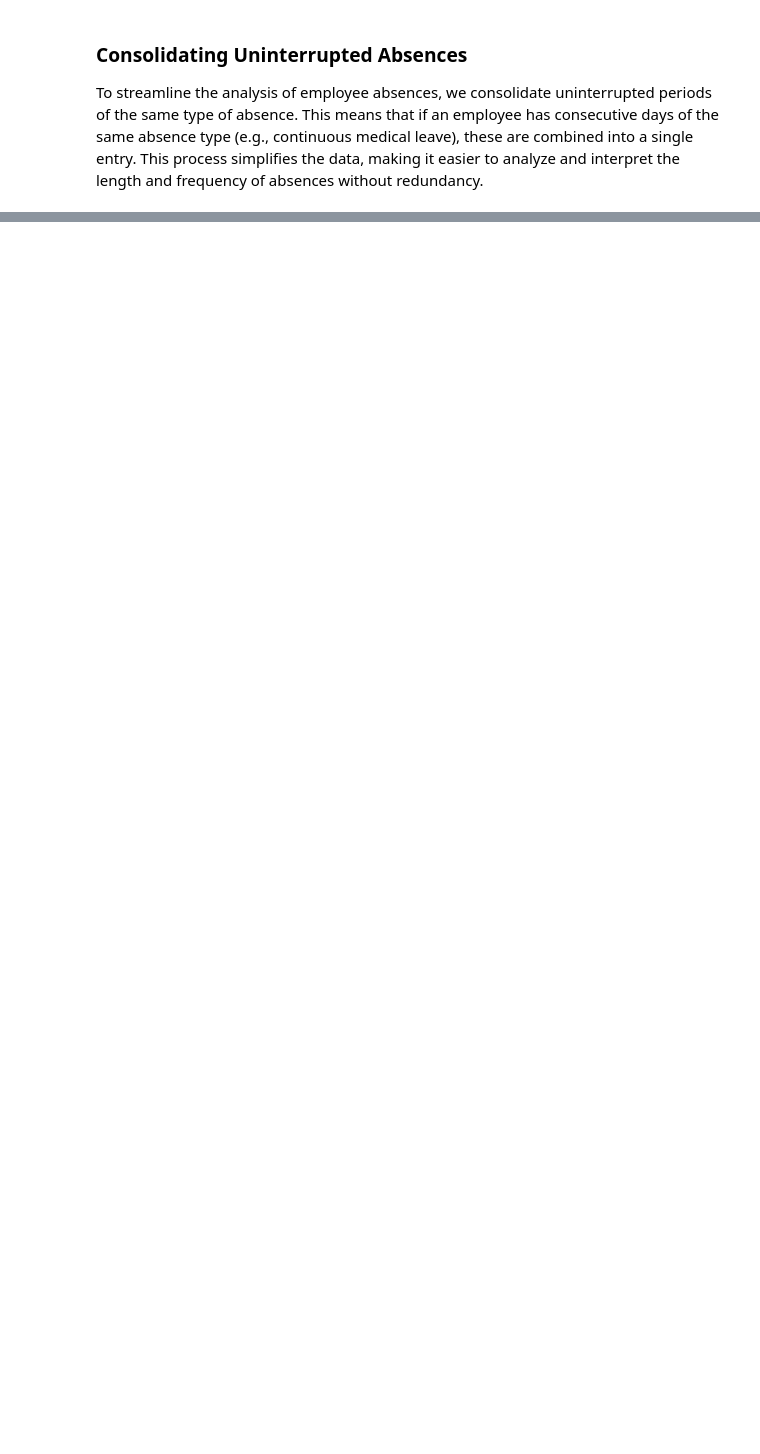
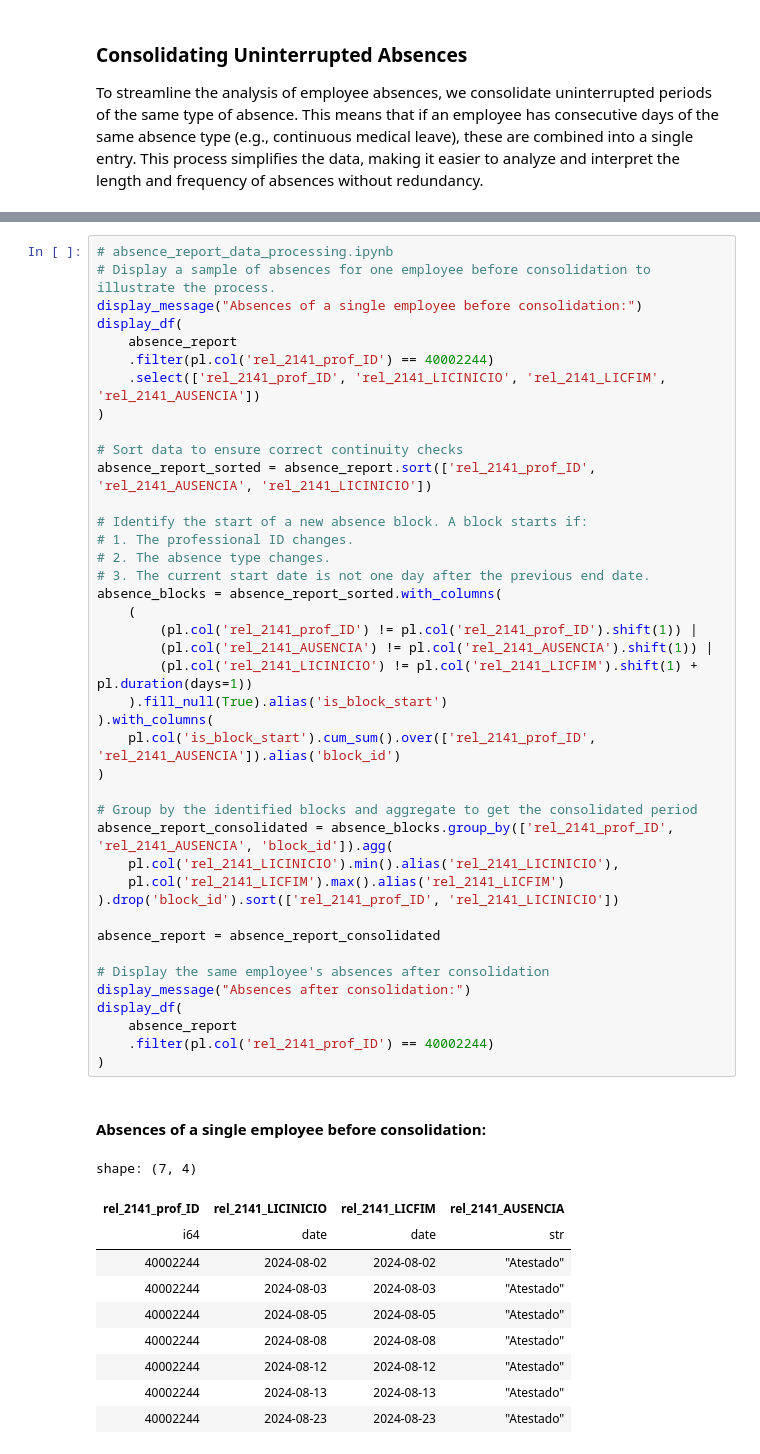
Before and after one commit to smauguixo/contract-management, a Jupyter notebook: absence_report_data_processing.ipynb, the cells around one changed output, grey strips where cells are left out. Cells and saved outputs as stored; diff of their text form; blank space fills up the shorter version.

```diff
--- a/absence_report_data_processing.ipynb
+++ b/absence_report_data_processing.ipynb
@@ -334,0 +357,53 @@ display(absence_report[absence_report['rel_2141_prof_ID'] == 40002244])
+# %%
+# absence_report_data_processing.ipynb
+# Display a sample of absences for one employee before consolidation to illustrate the process.
+display_message("Absences of a single employee before consolidation:")
+display_df(
+    absence_report
+    .filter(pl.col('rel_2141_prof_ID') == 40002244)
+    .select(['rel_2141_prof_ID', 'rel_2141_LICINICIO', 'rel_2141_LICFIM', 'rel_2141_AUSENCIA'])
+)
+
+# Sort data to ensure correct continuity checks
+absence_report_sorted = absence_report.sort(['rel_2141_prof_ID', 'rel_2141_AUSENCIA', 'rel_2141_LICINICIO'])
+
+# Identify the start of a new absence block. A block starts if:
+# 1. The professional ID changes.
+# 2. The absence type changes.
+# 3. The current start date is not one day after the previous end date.
+absence_blocks = absence_report_sorted.with_columns(
+    (
+        (pl.col('rel_2141_prof_ID') != pl.col('rel_2141_prof_ID').shift(1)) |
+        (pl.col('rel_2141_AUSENCIA') != pl.col('rel_2141_AUSENCIA').shift(1)) |
+        (pl.col('rel_2141_LICINICIO') != pl.col('rel_2141_LICFIM').shift(1) + pl.duration(days=1))
+    ).fill_null(True).alias('is_block_start')
+).with_columns(
+    pl.col('is_block_start').cum_sum().over(['rel_2141_prof_ID', 'rel_2141_AUSENCIA']).alias('block_id')
+)
+
+# Group by the identified blocks and aggregate to get the consolidated period
+absence_report_consolidated = absence_blocks.group_by(['rel_2141_prof_ID', 'rel_2141_AUSENCIA', 'block_id']).agg(
+    pl.col('rel_2141_LICINICIO').min().alias('rel_2141_LICINICIO'),
+    pl.col('rel_2141_LICFIM').max().alias('rel_2141_LICFIM')
+).drop('block_id').sort(['rel_2141_prof_ID', 'rel_2141_LICINICIO'])
+
+absence_report = absence_report_consolidated
+
+# Display the same employee's absences after consolidation
+display_message("Absences after consolidation:")
+display_df(
+    absence_report
+    .filter(pl.col('rel_2141_prof_ID') == 40002244)
+)
+# %% [output]
+#### Absences of a single employee before consolidation:
+shape: (7, 4)
+| rel_2141_prof_ID | rel_2141_LICINICIO | rel_2141_LICFIM | rel_2141_AUSENCIA |
+| i64 | date | date | str |
+| 40002244 | 2024-08-02 | 2024-08-02 | "Atestado" |
+| 40002244 | 2024-08-03 | 2024-08-03 | "Atestado" |
+| 40002244 | 2024-08-05 | 2024-08-05 | "Atestado" |
+| 40002244 | 2024-08-08 | 2024-08-08 | "Atestado" |
+| 40002244 | 2024-08-12 | 2024-08-12 | "Atestado" |
+| 40002244 | 2024-08-13 | 2024-08-13 | "Atestado" |
+| 40002244 | 2024-08-23 | 2024-08-23 | "Atestado" |
```
Also changed, not shown: parts of 21 cells of this notebook, 17 other files.
